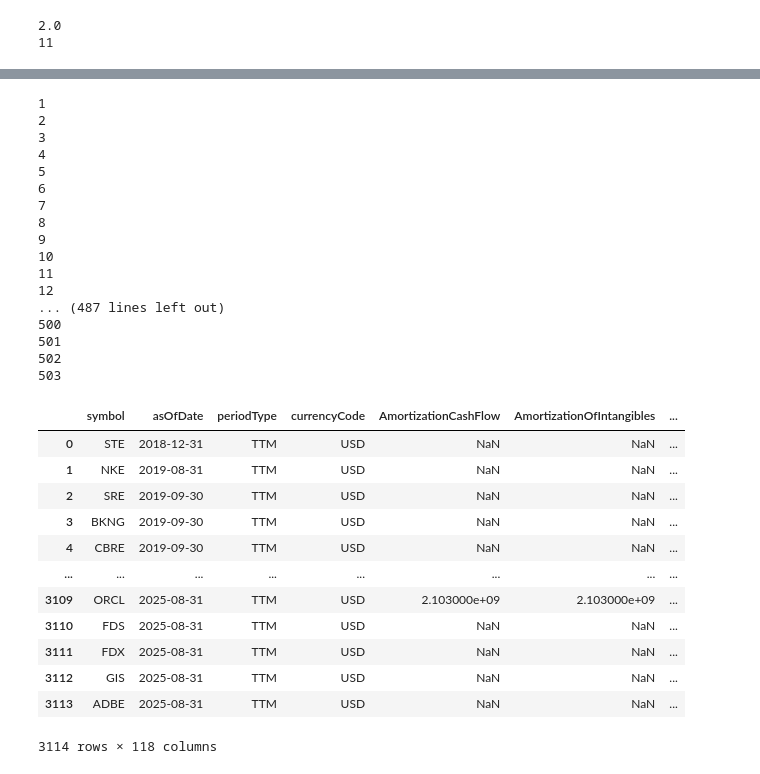
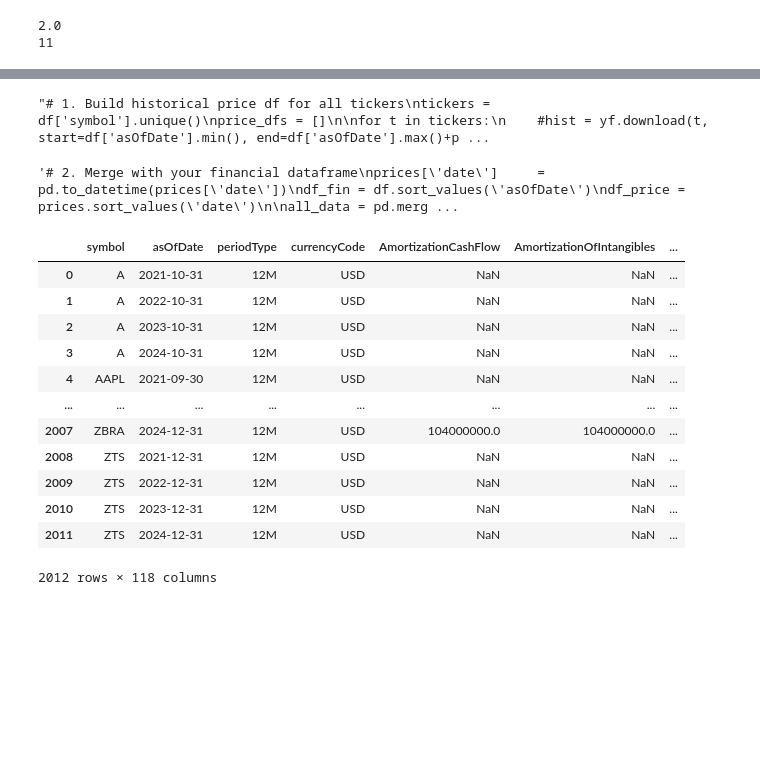
Before and after one commit to JJBarnes/CashflowAnalysis, a Jupyter notebook: CashflowAnalysis.ipynb, the cells around one changed output, grey strips where cells are left out. Drawn from its saved outputs; the diff is of its cells as text; code cells hidden in the pictures; blank space fills up the shorter version.

```diff
--- a/CashflowAnalysis.ipynb
+++ b/CashflowAnalysis.ipynb
@@ -162,7 +162,7 @@ for x in range(int(sp_batches)):
 # %%
 test = pd.DataFrame
 # %%
-# 1. Build historical price df for all tickers
+'''# 1. Build historical price df for all tickers
 tickers = df['symbol'].unique()
 price_dfs = []
 
@@ -173,48 +173,39 @@ for t in tickers:
     hist = hist[['open']]
     hist = hist.reset_index()
     price_dfs.append(hist)
-    time.sleep(1)
+    time.sleep(0.5)
     print(len(price_dfs))
 
 prices = pd.concat(price_dfs)
+
+'''
 # %% [output]
-1
-2
-3
-4
-5
-6
-7
-8
-9
-10
-11
-12
-... (487 lines left out)
-500
-501
-502
-503
+"# 1. Build historical price df for all tickers\ntickers = df['symbol'].unique()\nprice_dfs = []\n\nfor t in tickers:\n    #hist = yf.download(t, start=df['asOfDate'].min(), end=df['asOfDate'].max()+p ...
 # %%
-# 2. Merge with your financial dataframe
+'''# 2. Merge with your financial dataframe
 prices['date']     = pd.to_datetime(prices['date'])
 df_fin = df.sort_values('asOfDate')
 df_price = prices.sort_values('date')
 
-test = pd.merge_asof(df_fin, df_price, left_on='asOfDate', right_on = 'date', left_by='symbol', right_by='symbol')
+all_data = pd.merge_asof(df_fin, df_price, left_on='asOfDate', right_on = 'date', left_by='symbol', right_by='symbol')
+all_data.to_csv("AllData.csv", index=False)'''
+# %% [output]
+'# 2. Merge with your financial dataframe\nprices[\'date\']     = pd.to_datetime(prices[\'date\'])\ndf_fin = df.sort_values(\'asOfDate\')\ndf_price = prices.sort_values(\'date\')\n\nall_data = pd.merg ...
+# %%
+all_data = pd.read_csv("AllData.csv")
 # %%
-test
+all_data
 # %% [output]
 |  | symbol | asOfDate | periodType | currencyCode | AmortizationCashFlow | AmortizationOfIntangibles | ... |
-| 0 | STE | 2018-12-31 | TTM | USD | NaN | NaN | ... |
-| 1 | NKE | 2019-08-31 | TTM | USD | NaN | NaN | ... |
-| 2 | SRE | 2019-09-30 | TTM | USD | NaN | NaN | ... |
-| 3 | BKNG | 2019-09-30 | TTM | USD | NaN | NaN | ... |
-| 4 | CBRE | 2019-09-30 | TTM | USD | NaN | NaN | ... |
+| 0 | A | 2021-10-31 | 12M | USD | NaN | NaN | ... |
+| 1 | A | 2022-10-31 | 12M | USD | NaN | NaN | ... |
+| 2 | A | 2023-10-31 | 12M | USD | NaN | NaN | ... |
+| 3 | A | 2024-10-31 | 12M | USD | NaN | NaN | ... |
+| 4 | AAPL | 2021-09-30 | 12M | USD | NaN | NaN | ... |
 | ... | ... | ... | ... | ... | ... | ... | ... |
-| 3109 | ORCL | 2025-08-31 | TTM | USD | 2.103000e+09 | 2.103000e+09 | ... |
-| 3110 | FDS | 2025-08-31 | TTM | USD | NaN | NaN | ... |
-| 3111 | FDX | 2025-08-31 | TTM | USD | NaN | NaN | ... |
-| 3112 | GIS | 2025-08-31 | TTM | USD | NaN | NaN | ... |
-| 3113 | ADBE | 2025-08-31 | TTM | USD | NaN | NaN | ... |
+| 2007 | ZBRA | 2024-12-31 | 12M | USD | 104000000.0 | 104000000.0 | ... |
+| 2008 | ZTS | 2021-12-31 | 12M | USD | NaN | NaN | ... |
+| 2009 | ZTS | 2022-12-31 | 12M | USD | NaN | NaN | ... |
+| 2010 | ZTS | 2023-12-31 | 12M | USD | NaN | NaN | ... |
+| 2011 | ZTS | 2024-12-31 | 12M | USD | NaN | NaN | ... |
-3114 rows × 118 columns
+2012 rows × 118 columns
```
Also changed, not shown: parts of 17 cells of this notebook.
